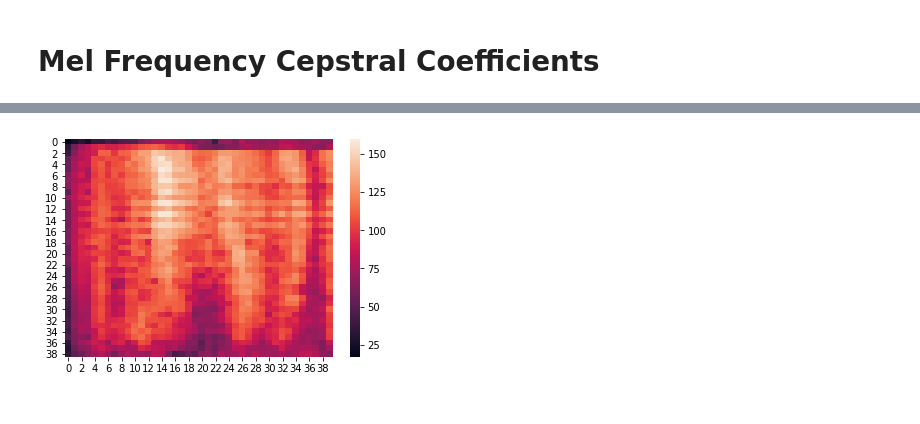
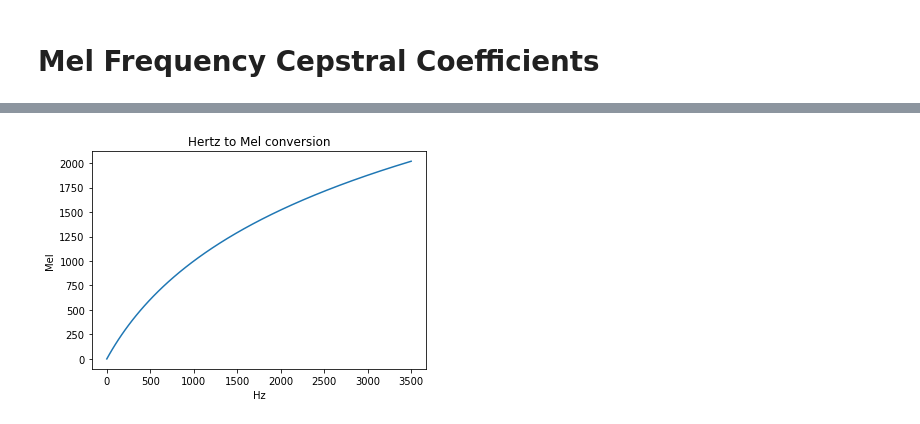
Before and after one commit to rmhanchate/SAMP2020_course_material, a Jupyter notebook: MFCC.ipynb, the cells around one changed output, grey strips where cells are left out. Drawn from its saved outputs; the diff is of its cells as text; code cells hidden in the pictures.

```diff
--- a/MFCC.ipynb
+++ b/MFCC.ipynb
@@ -52,27 +130,32 @@ plt.show()
 nfilt = 40
 # %%
 low_freq_mel = 0
-high_freq_mel = (2595 * numpy.log10(1 + (sample_rate / 2) / 700))  # Convert Hz to Mel
-mel_points = numpy.linspace(low_freq_mel, high_freq_mel, nfilt + 2)  # Equally spaced in Mel scale
+high_freq_mel = (2595 * np.log10(1 + (sample_rate / 2) / 700))  # Convert Hz to Mel
+mel_points = np.linspace(low_freq_mel, high_freq_mel, nfilt + 2)  # Equally spaced in Mel scale
 hz_points = (700 * (10**(mel_points / 2595) - 1))  # Convert Mel to Hz
-bin = numpy.floor((NFFT + 1) * hz_points / sample_rate)
+bin = np.floor((NFFT + 1) * hz_points / sample_rate)
 
-fbank = numpy.zeros((nfilt, int(numpy.floor(NFFT / 2 + 1))))
+fbank = np.zeros((nfilt, int(np.floor(NFFT / 2 + 1))))
 for m in range(1, nfilt + 1):
     f_m_minus = int(bin[m - 1])   # left
     f_m = int(bin[m])             # center
     f_m_plus = int(bin[m + 1])    # right
 
+    # Create triangular portion
     for k in range(f_m_minus, f_m):
         fbank[m - 1, k] = (k - bin[m - 1]) / (bin[m] - bin[m - 1])
     for k in range(f_m, f_m_plus):
         fbank[m - 1, k] = (bin[m + 1] - k) / (bin[m + 1] - bin[m])
-filter_banks = numpy.dot(pow_frames, fbank.T)
-filter_banks = numpy.where(filter_banks == 0, numpy.finfo(float).eps, filter_banks)  # Numerical Stability
-filter_banks = 20 * numpy.log10(filter_banks)  # dB
+
+# Apply Mel filter-banks to the power spectrum
+filter_banks = np.dot(pow_frames, fbank.T)
+filter_banks = np.where(filter_banks == 0, np.finfo(float).eps, filter_banks)  # Numerical Stability
+filter_banks = 20 * np.log10(filter_banks)  # dB
-# %%
-import seaborn as sns
-sns.heatmap(filter_banks)
-plt.show()
-# %% [output]
-[figure, removed]
+# %%
+plt.plot(hz_points, mel_points)
+plt.xlabel('Hz')
+plt.ylabel('Mel')
+plt.title('Hertz to Mel conversion')
+plt.show()
+# %% [output]
+[figure, added]
```
Also changed, not shown: parts of 29 cells of this notebook.
